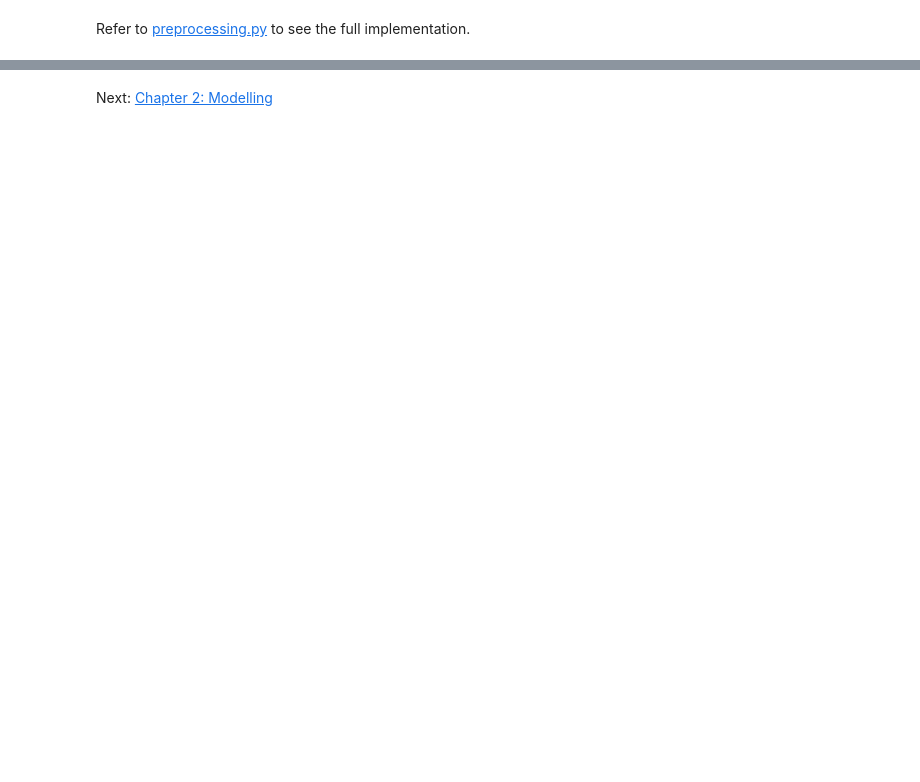
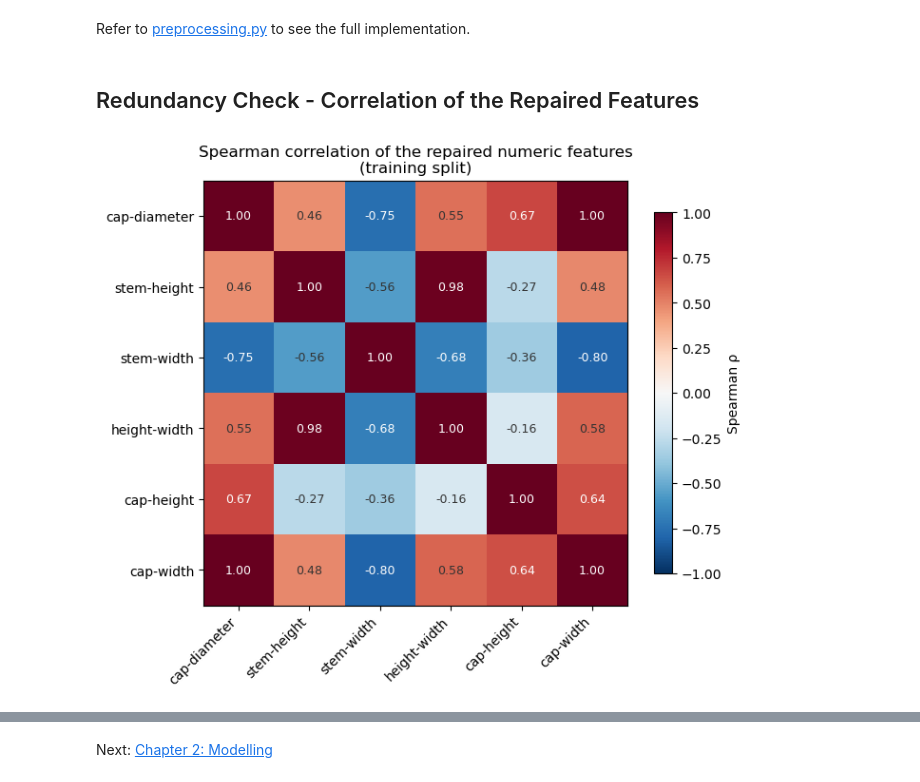
Before and after one commit to illiasolovei/classifier-sose26, a Jupyter notebook: 01_eda.ipynb, the cells around one changed output, grey strips where cells are left out. Cells and saved outputs as stored; diff of their text form; code cells hidden in the pictures; blank space fills up the shorter version.

```diff
--- a/01_eda.ipynb
+++ b/01_eda.ipynb
@@ -211,2 +211,28 @@ plt.show()
 # %% [markdown]
 Refer to [preprocessing.py](./preprocessing.py) to see the full implementation.
+# %% [markdown]
+## Redundancy Check - Correlation of the Repaired Features
+# %%
+from matplotlib.ticker import PercentFormatter
+from preprocessing import decode, CATEGORICAL_ALL, NUM_REPAIRED
+
+GREEN, RED, BLUE, GREY, INK = "#1D9E75", "#D85A30", "#4C72B0", "#9A9A9A", "#333333"
+
+labels = {"0": "cap-diameter", "1": "stem-height", "2": "stem-width",
+          "height-width": "height-width", "cap-height": "cap-height", "cap-width": "cap-width"}
+corr = after[NUM_REPAIRED].corr(method="spearman").rename(index=labels, columns=labels)
+
+fig, ax = plt.subplots(figsize=(7, 6))
+im = ax.imshow(corr, cmap="RdBu_r", vmin=-1, vmax=1)
+ax.set_xticks(range(len(corr)), corr.columns, rotation=45, ha="right")
+ax.set_yticks(range(len(corr)), corr.index)
+for i in range(len(corr)):
+    for j in range(len(corr)):
+        v = corr.iloc[i, j]
+        ax.text(j, i, f"{v:.2f}", ha="center", va="center", fontsize=9,
+                color="white" if abs(v) > 0.6 else INK)
+ax.set_title("Spearman correlation of the repaired numeric features\n(training split)")
+fig.colorbar(im, ax=ax, shrink=0.8, label="Spearman ρ")
+plt.tight_layout(); plt.show()
+# %% [output]
+[figure, added]
```
Also changed, not shown: parts of 8 cells of this notebook, 3 other files.
